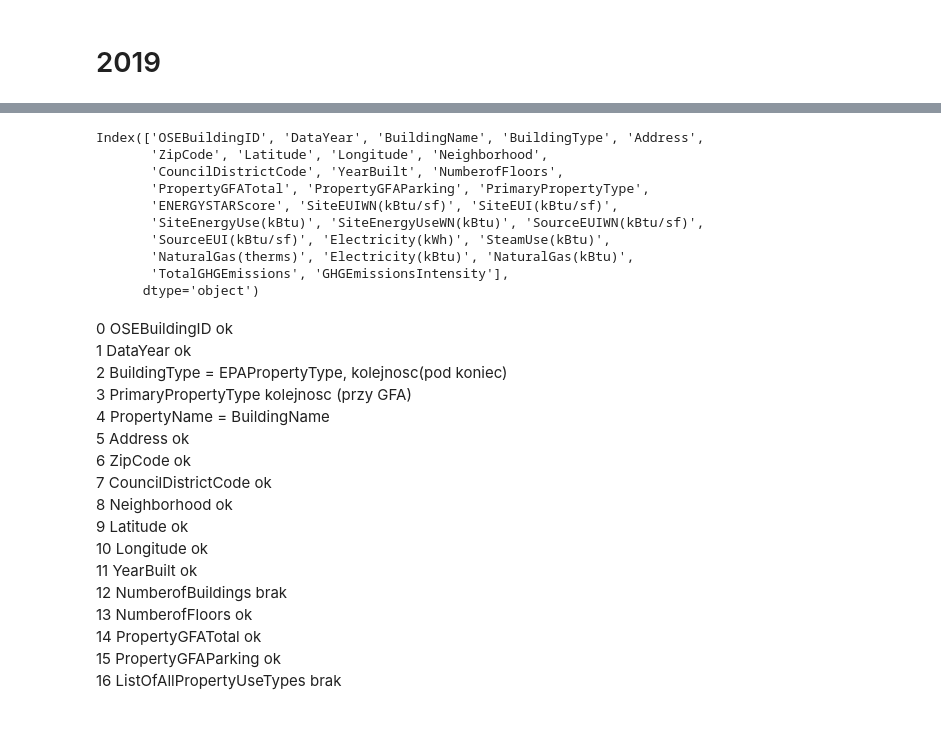
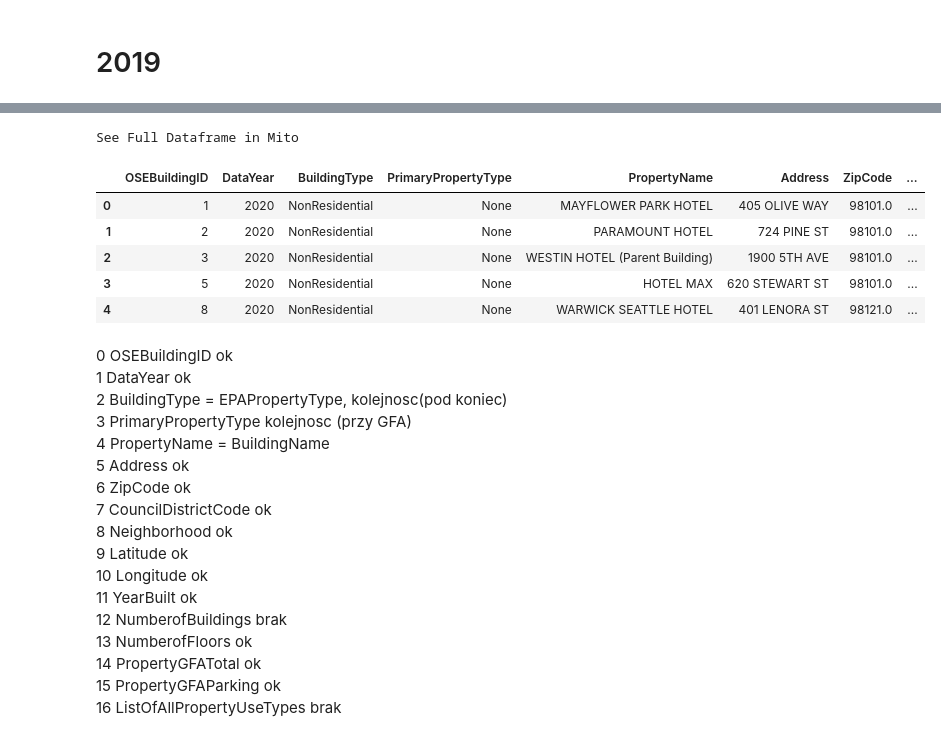
Before and after one commit to pawellachowski777/Seattle-Building-Energy-Benchmarking, a Jupyter notebook: pawel.ipynb, the cells around one changed output, grey strips where cells are left out. Saved outputs shown, nothing was run; the diff lists cells and outputs as text; code cells hidden in the pictures.

```diff
--- a/pawel.ipynb
+++ b/pawel.ipynb
@@ -13,23 +13,23 @@ def data_processing(path, columns_to_drop, convert_to_float, columns_to_rename,
     # delete columns
     df.drop(columns_to_drop, axis=1, inplace=True)
 
-#     # convert to float
-#     convert_columns(df=df, columns=convert_to_float, new_type=float)
+    # convert to float
+    convert_columns(df=df, columns=convert_to_float, new_type=float)
 
-#     # delete Nan and zeros
-#     to_zero = df.loc[:, 'SiteEUI(kBtu/sf)':'NaturalGas(kBtu)'].columns.tolist()
-#     df[to_zero] = df[to_zero].fillna(0)
-#     df = df[df['SiteEnergyUse(kBtu)'] != 0]
+    # delete Nan and zeros
+    to_zero = df.loc[:, 'SiteEUI(kBtu/sf)':'NaturalGas(kBtu)'].columns.tolist()
+    df[to_zero] = df[to_zero].fillna(0)
+    df = df[df['SiteEnergyUse(kBtu)'] != 0]
 
-#     # rename columns
-#     df.rename(columns=columns_to_rename, inplace=True)
+    # rename columns
+    df.rename(columns=columns_to_rename, inplace=True)
 
-#     # convert to int
-#     convert_columns(df=df, columns=convert_to_int, new_type=int)
+    # convert to int
+    convert_columns(df=df, columns=convert_to_int, new_type=int)
 
-#     # sort columns
-#     if columns_to_add is not None:
-#         df[columns_to_add] = None
-#     df = df[columns_order]
+    # sort columns
+    if columns_to_add is not None:
+        df[columns_to_add] = None
+    df = df[columns_order]
 
     return df
@@ -135,22 +84,20 @@ sea_2019 = data_processing(
     columns_to_rename=columns_to_rename_19,
     convert_to_int=convert_to_int_19,
     columns_order=fixed_columns_order,
-    columns_to_add='YearsENERGYSTARCertified'
+    columns_to_add=['YearsENERGYSTARCertified', 'PrimaryPropertyType']
 )
-# sea_2019.to_csv('data/clean/2019-building-energy-benchmarking-clean.csv', index=False)
+
+sea_2019.to_csv('data/clean/2019-building-energy-benchmarking-clean.csv', index=False)
-# %%
-sea_2019.columns
-# %% [output]
-Index(['OSEBuildingID', 'DataYear', 'BuildingName', 'BuildingType', 'Address',
-       'ZipCode', 'Latitude', 'Longitude', 'Neighborhood',
-       'CouncilDistrictCode', 'YearBuilt', 'NumberofFloors',
-       'PropertyGFATotal', 'PropertyGFAParking', 'PrimaryPropertyType',
-       'ENERGYSTARScore', 'SiteEUIWN(kBtu/sf)', 'SiteEUI(kBtu/sf)',
-       'SiteEnergyUse(kBtu)', 'SiteEnergyUseWN(kBtu)', 'SourceEUIWN(kBtu/sf)',
-       'SourceEUI(kBtu/sf)', 'Electricity(kWh)', 'SteamUse(kBtu)',
-       'NaturalGas(therms)', 'Electricity(kBtu)', 'NaturalGas(kBtu)',
-       'TotalGHGEmissions', 'GHGEmissionsIntensity'],
-      dtype='object')
+# %%
+sea_2019.head()
+# %% [output]
+See Full Dataframe in Mito
+|  | OSEBuildingID | DataYear | BuildingType | PrimaryPropertyType | PropertyName | Address | ZipCode | ... |
+| 0 | 1 | 2020 | NonResidential | None | MAYFLOWER PARK HOTEL | 405 OLIVE WAY | 98101.0 | ... |
+| 1 | 2 | 2020 | NonResidential | None | PARAMOUNT HOTEL | 724 PINE ST | 98101.0 | ... |
+| 2 | 3 | 2020 | NonResidential | None | WESTIN HOTEL (Parent Building) | 1900 5TH AVE | 98101.0 | ... |
+| 3 | 5 | 2020 | NonResidential | None | HOTEL MAX | 620 STEWART ST | 98101.0 | ... |
+| 4 | 8 | 2020 | NonResidential | None | WARWICK SEATTLE HOTEL | 401 LENORA ST | 98121.0 | ... |
 # %% [markdown]
 0 OSEBuildingID ok
 1 DataYear ok
```
Also changed, not shown: parts of 3 cells of this notebook, 1 other file.
